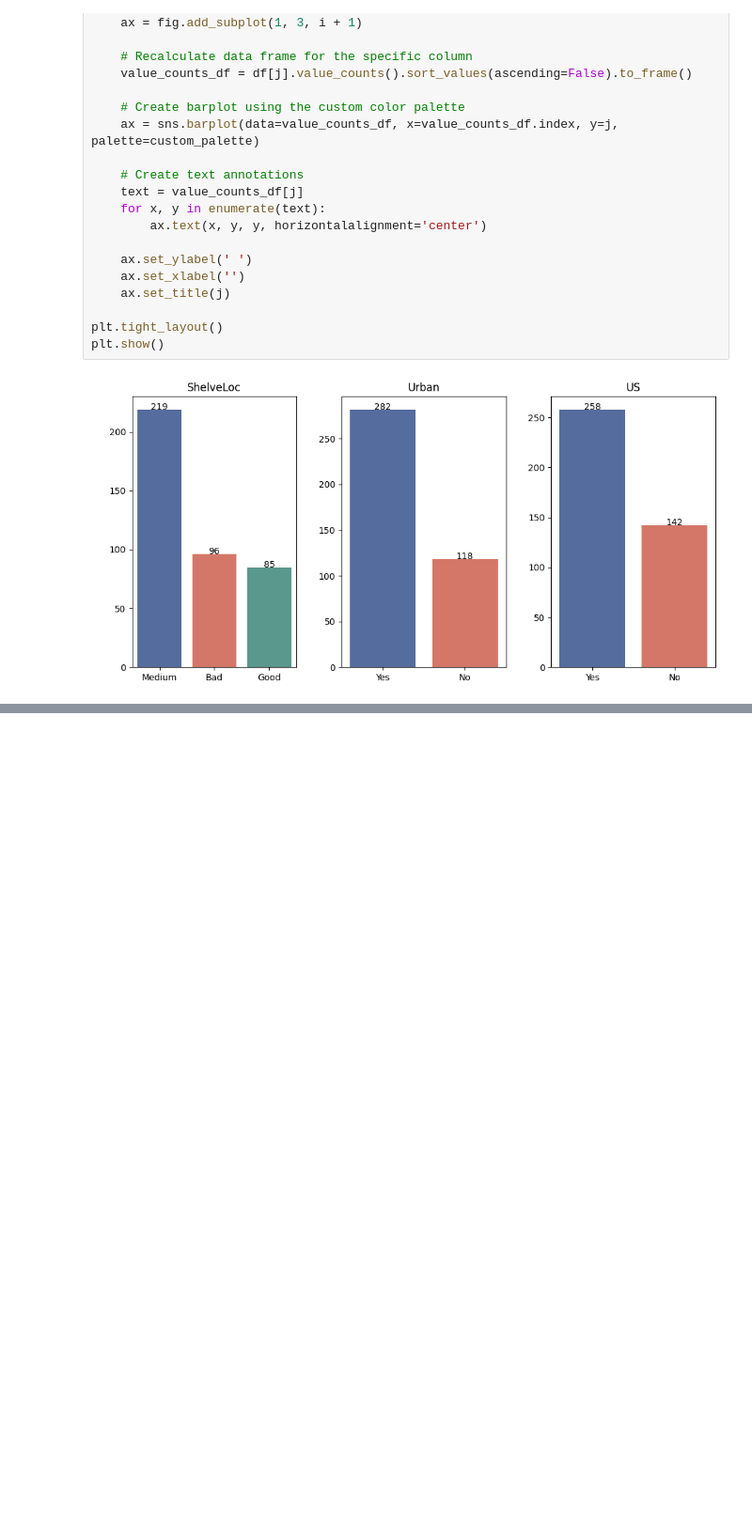
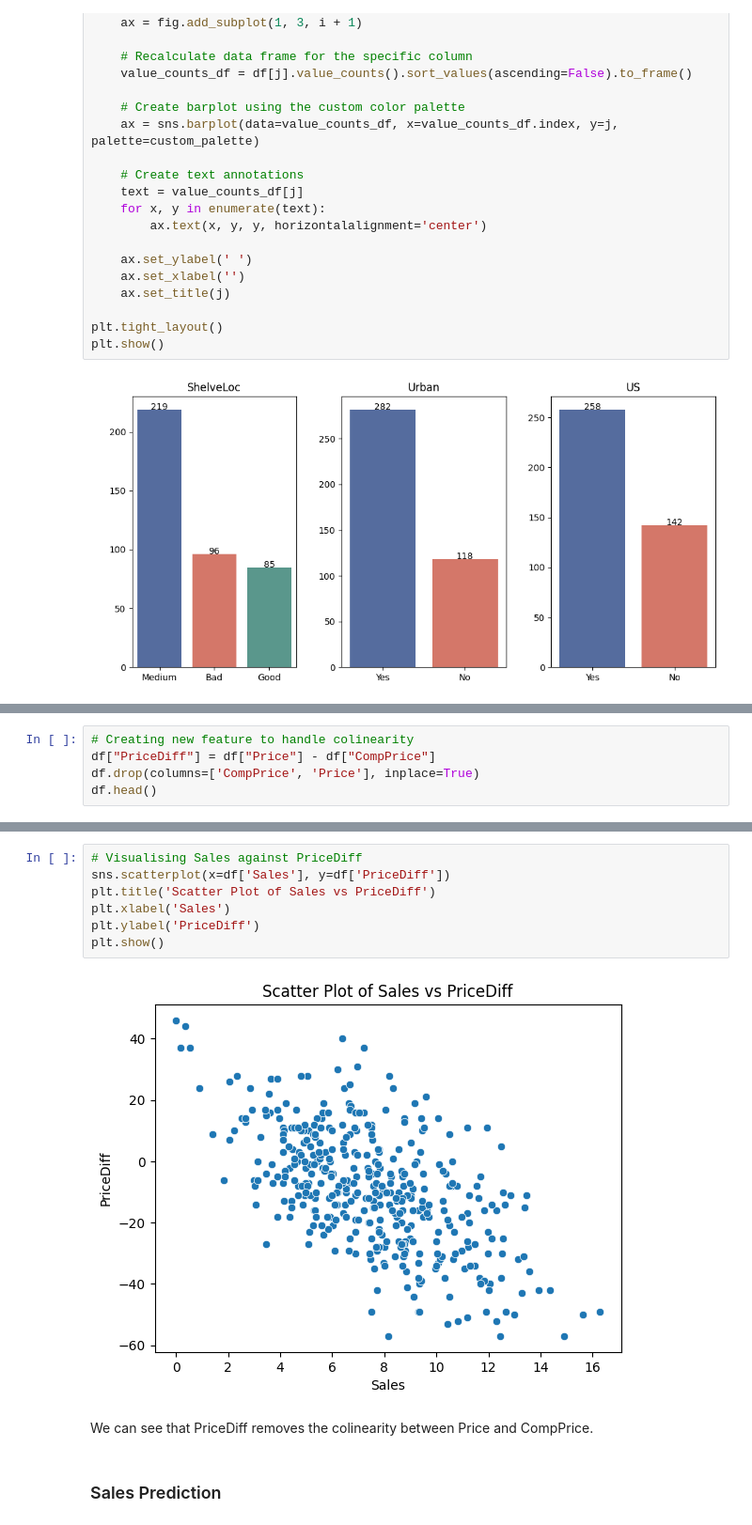
Before and after one commit to fredrik998/AppliedMachineLearning, a Jupyter notebook: Codes/FredrikCodes.ipynb, the cells around one changed output, grey strips where cells are left out. Shown: that part at 94% size. Drawn from its saved outputs; the diff is of its cells as text; blank space fills up the shorter version.

```diff
--- a/Codes/FredrikCodes.ipynb
+++ b/Codes/FredrikCodes.ipynb
@@ -149,0 +234,5 @@ plt.show()
+# %%
+# Creating new feature to handle colinearity
+df["PriceDiff"] = df["Price"] - df["CompPrice"]
+df.drop(columns=['CompPrice', 'Price'], inplace=True)
+df.head()
@@ -149,0 +254,13 @@ plt.show()
+# %%
+# Visualising Sales against PriceDiff
+sns.scatterplot(x=df['Sales'], y=df['PriceDiff'])
+plt.title('Scatter Plot of Sales vs PriceDiff')
+plt.xlabel('Sales')
+plt.ylabel('PriceDiff')
+plt.show()
+# %% [output]
+[figure, added]
+# %% [markdown]
+We can see that PriceDiff removes the colinearity between Price and CompPrice.
+# %% [markdown]
+### Sales Prediction
```
Also changed, not shown: parts of 12 cells of this notebook.
